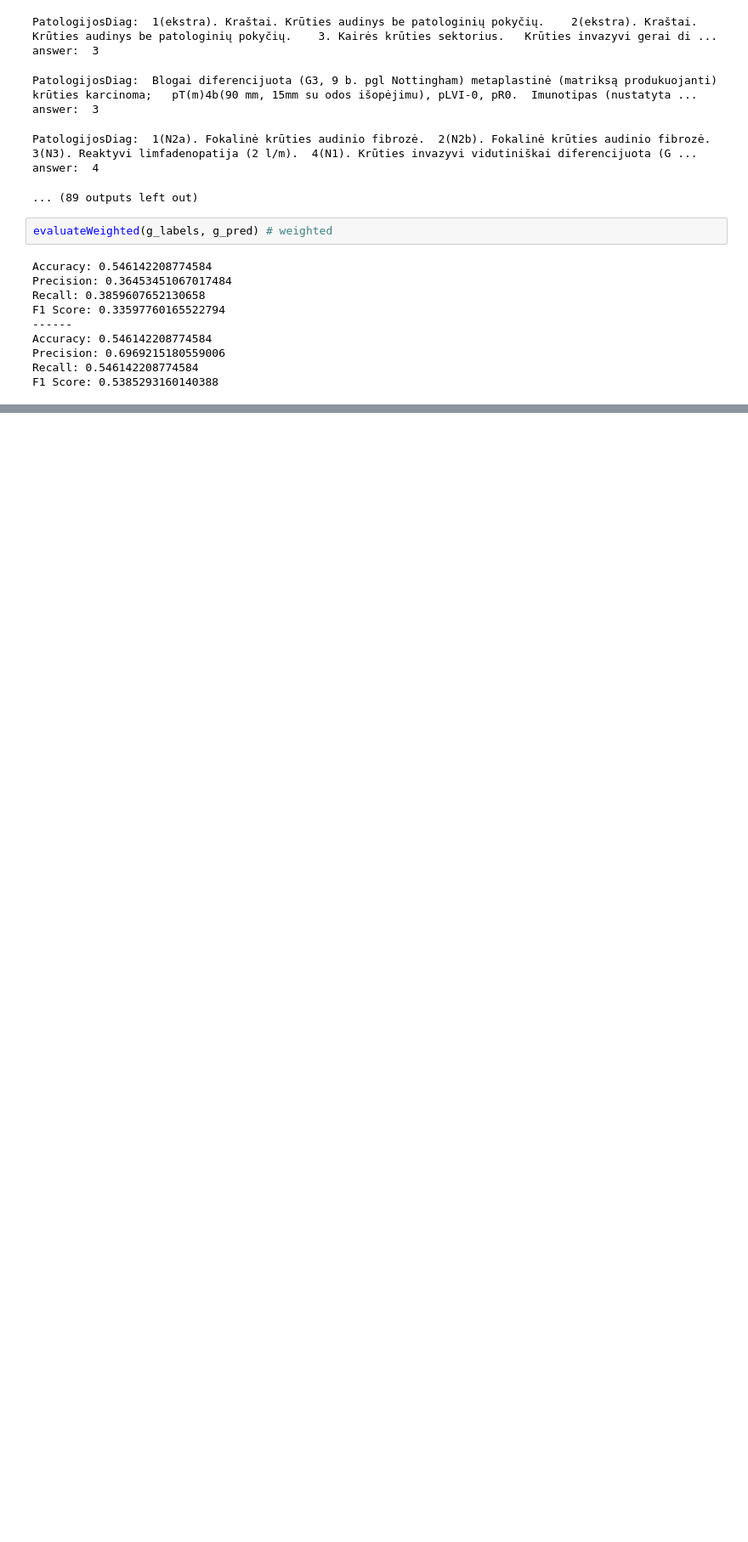
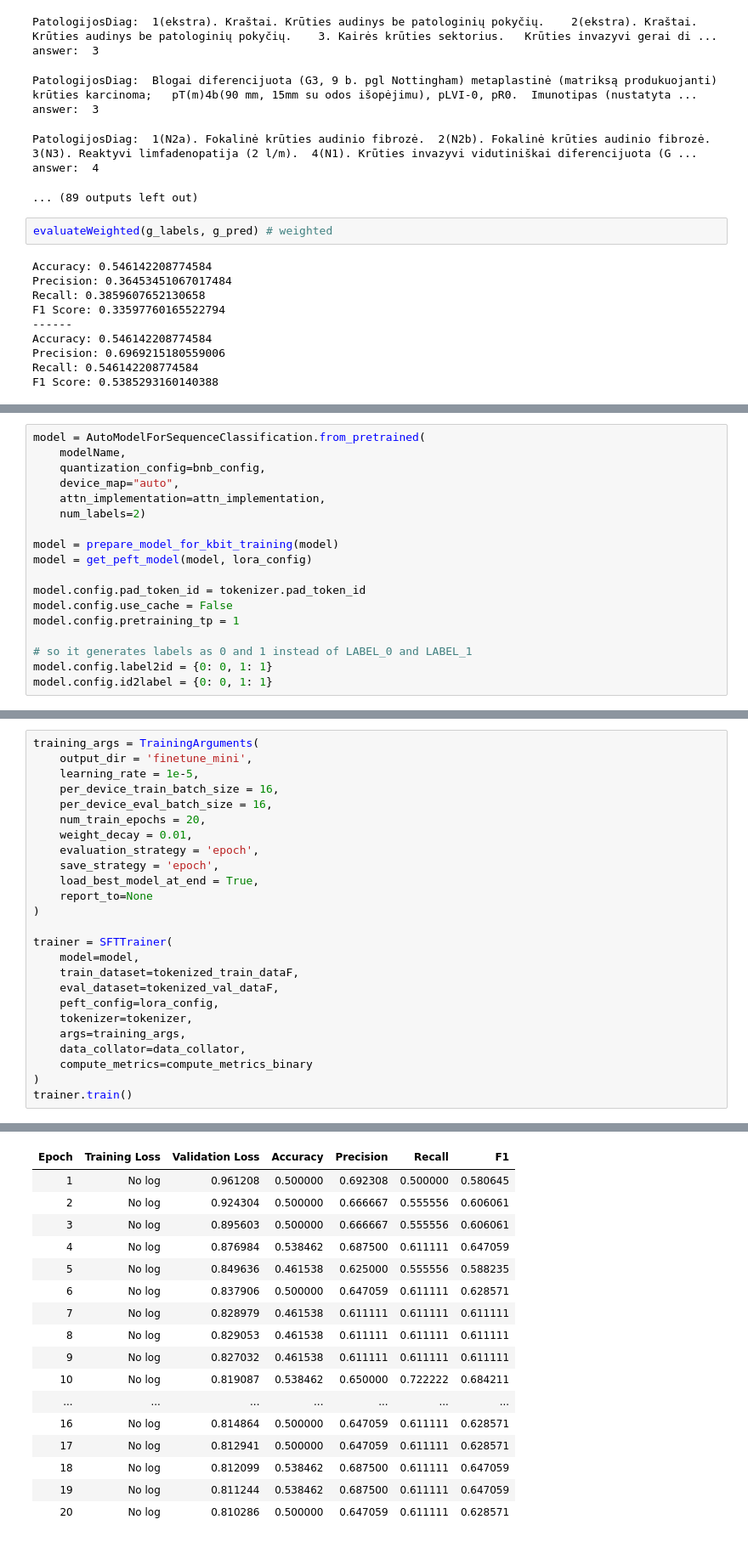
Before and after one commit to Deminalla/TNM-G-classification, a Jupyter notebook: TNM.ipynb, the cells around one changed output, grey strips where cells are left out. Shown at 85% size. Cells and saved outputs as stored; diff of their text form; blank space fills up the shorter version.

```diff
--- a/TNM.ipynb
+++ b/TNM.ipynb
@@ -520,0 +651,18 @@ F1 Score: 0.5385293160140388
+# %%
+model = AutoModelForSequenceClassification.from_pretrained(
+    modelName,
+    quantization_config=bnb_config,
+    device_map="auto",
+    attn_implementation=attn_implementation,
+    num_labels=2)
+
+model = prepare_model_for_kbit_training(model)
+model = get_peft_model(model, lora_config)
+
+model.config.pad_token_id = tokenizer.pad_token_id
+model.config.use_cache = False
+model.config.pretraining_tp = 1
+
+# so it generates labels as 0 and 1 instead of LABEL_0 and LABEL_1
+model.config.label2id = {0: 0, 1: 1}
+model.config.id2label = {0: 0, 1: 1}
@@ -520,0 +691,26 @@ F1 Score: 0.5385293160140388
+# %%
+training_args = TrainingArguments(
+    output_dir = 'finetune_mini',
+    learning_rate = 1e-5,
+    per_device_train_batch_size = 16,
+    per_device_eval_batch_size = 16,
+    num_train_epochs = 20,
+    weight_decay = 0.01,
+    evaluation_strategy = 'epoch',
+    save_strategy = 'epoch',
+    load_best_model_at_end = True,
+    report_to=None
+)
+
+trainer = SFTTrainer(
+    model=model,
+    train_dataset=tokenized_train_dataF,
+    eval_dataset=tokenized_val_dataF,
+    peft_config=lora_config,
+    tokenizer=tokenizer,
+    args=training_args,
+    data_collator=data_collator,
+    compute_metrics=compute_metrics_binary
+)
+trainer.train()
+# %% [output]
@@ -520,0 +724,17 @@ F1 Score: 0.5385293160140388
+| Epoch | Training Loss | Validation Loss | Accuracy | Precision | Recall | F1 |
+| 1 | No log | 0.961208 | 0.500000 | 0.692308 | 0.500000 | 0.580645 |
+| 2 | No log | 0.924304 | 0.500000 | 0.666667 | 0.555556 | 0.606061 |
+| 3 | No log | 0.895603 | 0.500000 | 0.666667 | 0.555556 | 0.606061 |
+| 4 | No log | 0.876984 | 0.538462 | 0.687500 | 0.611111 | 0.647059 |
+| 5 | No log | 0.849636 | 0.461538 | 0.625000 | 0.555556 | 0.588235 |
+| 6 | No log | 0.837906 | 0.500000 | 0.647059 | 0.611111 | 0.628571 |
+| 7 | No log | 0.828979 | 0.461538 | 0.611111 | 0.611111 | 0.611111 |
+| 8 | No log | 0.829053 | 0.461538 | 0.611111 | 0.611111 | 0.611111 |
+| 9 | No log | 0.827032 | 0.461538 | 0.611111 | 0.611111 | 0.611111 |
+| 10 | No log | 0.819087 | 0.538462 | 0.650000 | 0.722222 | 0.684211 |
+| ... | ... | ... | ... | ... | ... | ... |
+| 16 | No log | 0.814864 | 0.500000 | 0.647059 | 0.611111 | 0.628571 |
+| 17 | No log | 0.812941 | 0.500000 | 0.647059 | 0.611111 | 0.628571 |
+| 18 | No log | 0.812099 | 0.538462 | 0.687500 | 0.611111 | 0.647059 |
+| 19 | No log | 0.811244 | 0.538462 | 0.687500 | 0.611111 | 0.647059 |
+| 20 | No log | 0.810286 | 0.500000 | 0.647059 | 0.611111 | 0.628571 |
```
Also changed, not shown: parts of 51 cells of this notebook.
